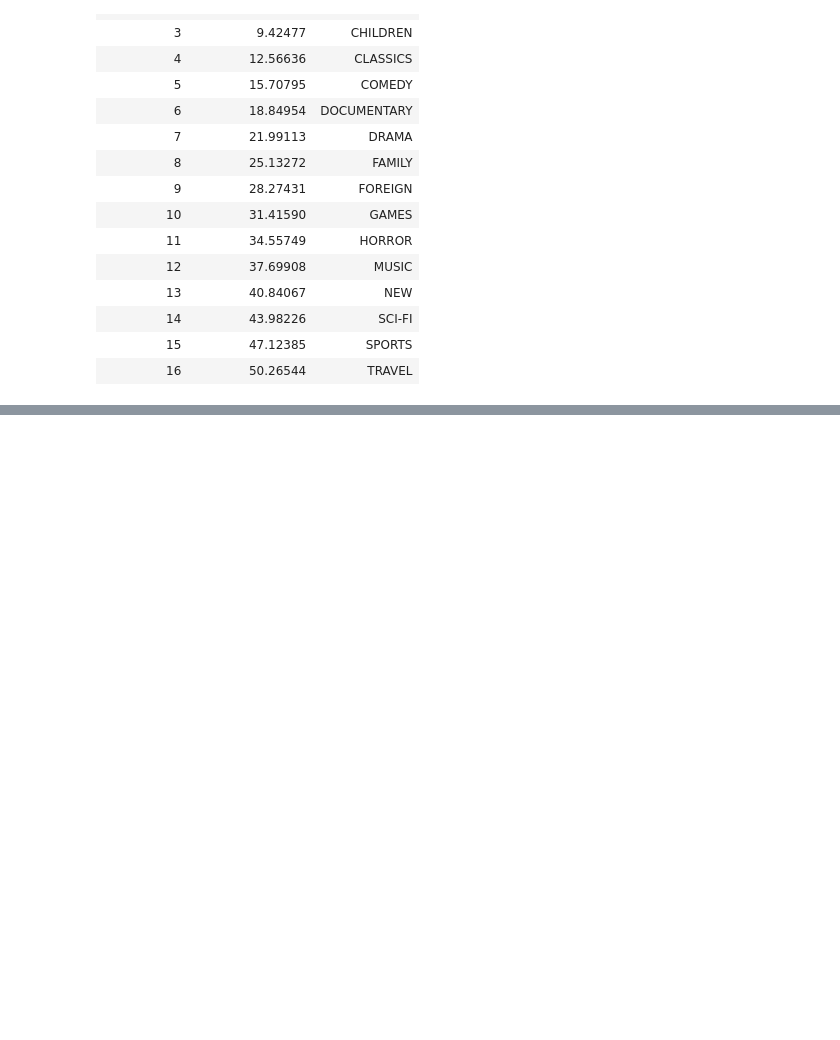
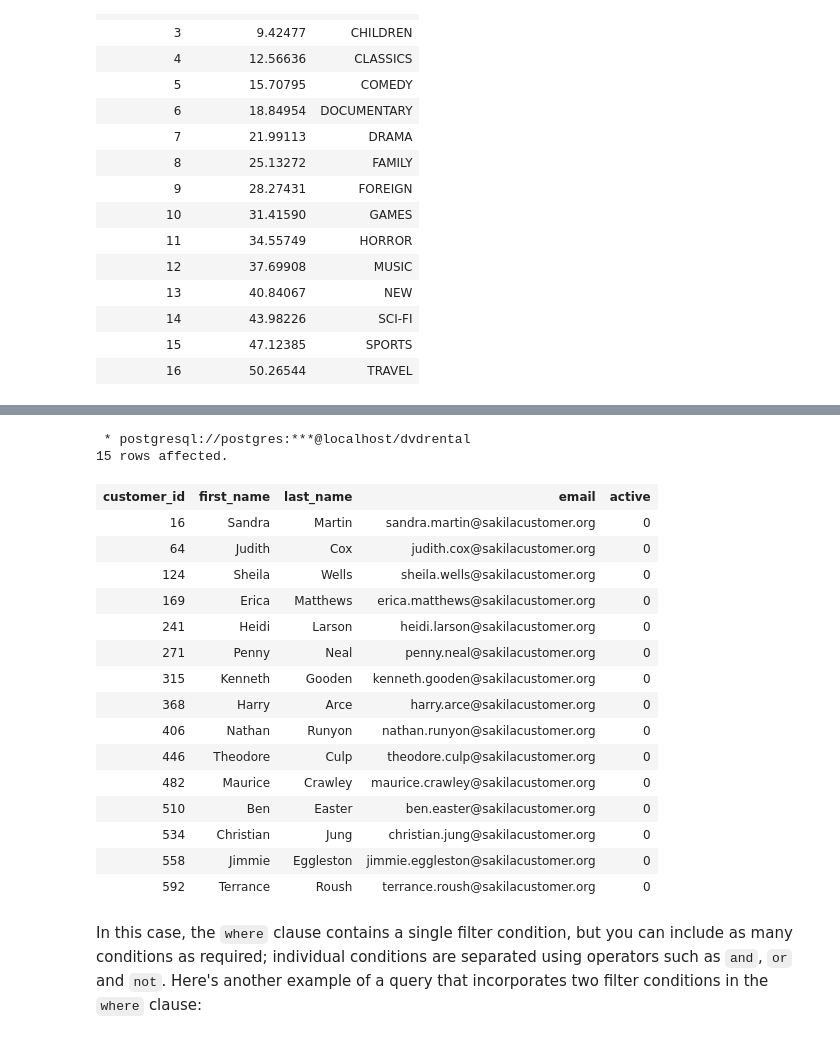
Before and after one commit to colintwh/sql-basics, a Jupyter notebook: QueryData.ipynb, the cells around one changed output, grey strips where cells are left out. Cells and saved outputs as stored; diff of their text form; code cells hidden in the pictures; blank space fills up the shorter version.

```diff
--- a/QueryData.ipynb
+++ b/QueryData.ipynb
@@ -214,0 +380,27 @@ As some customers have more than one payment transaction, you will see the same
+# %%
+%%sql
+
+SELECT customer_id, first_name, last_name, email, active
+FROM customer
+WHERE active = 0;
+# %% [output]
+ * postgresql://postgres:***@localhost/dvdrental
+15 rows affected.
+| customer_id | first_name | last_name | email | active |
+| 16 | Sandra | Martin | sandra.martin@sakilacustomer.org | 0 |
+| 64 | Judith | Cox | judith.cox@sakilacustomer.org | 0 |
+| 124 | Sheila | Wells | sheila.wells@sakilacustomer.org | 0 |
+| 169 | Erica | Matthews | erica.matthews@sakilacustomer.org | 0 |
+| 241 | Heidi | Larson | heidi.larson@sakilacustomer.org | 0 |
+| 271 | Penny | Neal | penny.neal@sakilacustomer.org | 0 |
+| 315 | Kenneth | Gooden | kenneth.gooden@sakilacustomer.org | 0 |
+| 368 | Harry | Arce | harry.arce@sakilacustomer.org | 0 |
+| 406 | Nathan | Runyon | nathan.runyon@sakilacustomer.org | 0 |
+| 446 | Theodore | Culp | theodore.culp@sakilacustomer.org | 0 |
+| 482 | Maurice | Crawley | maurice.crawley@sakilacustomer.org | 0 |
+| 510 | Ben | Easter | ben.easter@sakilacustomer.org | 0 |
+| 534 | Christian | Jung | christian.jung@sakilacustomer.org | 0 |
+| 558 | Jimmie | Eggleston | jimmie.eggleston@sakilacustomer.org | 0 |
+| 592 | Terrance | Roush | terrance.roush@sakilacustomer.org | 0 |
+# %% [markdown]
+In this case, the `where` clause contains a single filter condition, but you can include as many conditions as required; individual conditions are separated using operators such as `and`, `or` and `not`. Here's another example of a query that incorporates two filter conditions in the `where` clause:
```
Also changed, not shown: parts of 35 cells of this notebook, 1 other file.
